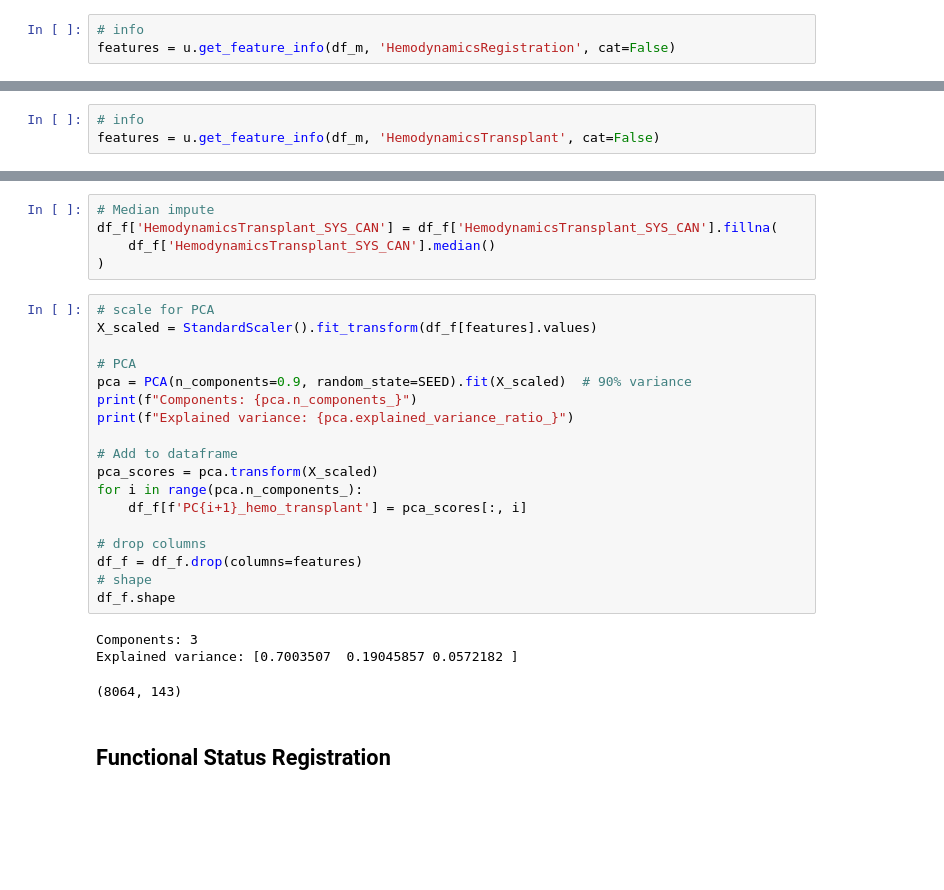
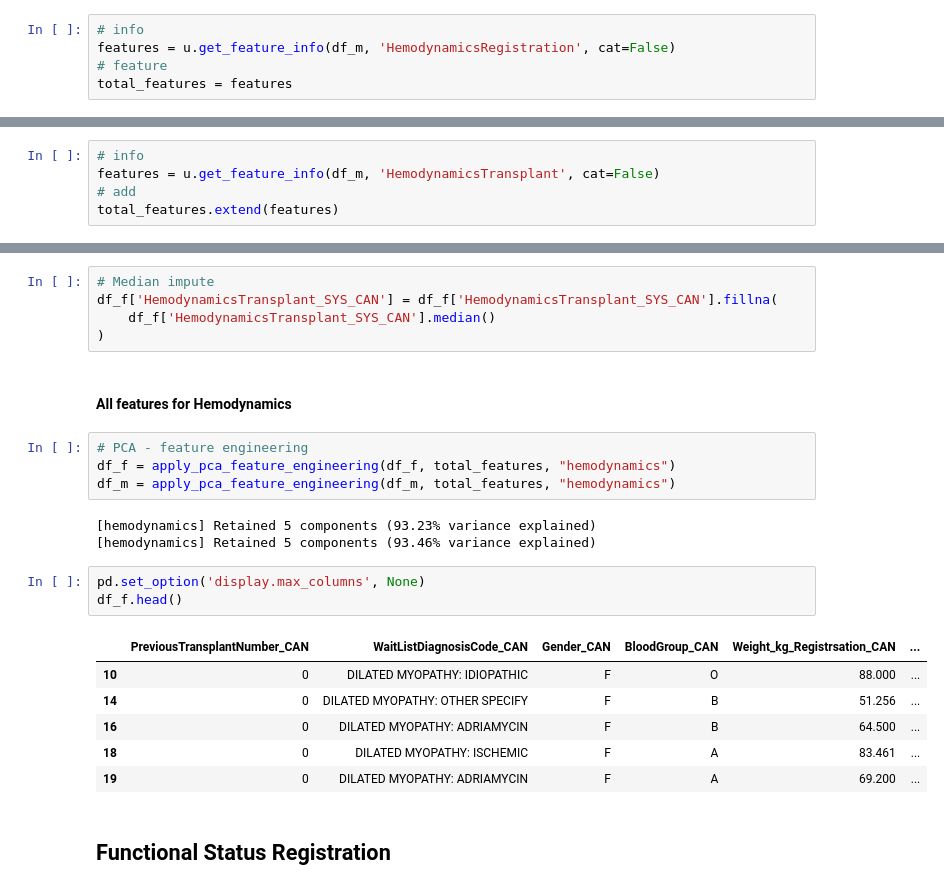
Before and after one commit to SirErikPak/UNOS, a Jupyter notebook: Notebook/C_WrangleExploratoryCandidate.ipynb, the cells around one changed output, grey strips where cells are left out. Drawn from its saved outputs; the diff is of its cells as text; blank space fills up the shorter version.

```diff
--- a/Notebook/C_WrangleExploratoryCandidate.ipynb
+++ b/Notebook/C_WrangleExploratoryCandidate.ipynb
@@ -155,6 +214,8 @@ def plot_histogram(data, column, bins=30, txt='', title_font=20, tick_font=10, K
 # %%
 # info
 features = u.get_feature_info(df_m, 'HemodynamicsRegistration', cat=False)
+# feature
+total_features = features
 # %% [output]
                                        count       mean        std   min   25%   50%   75%    max
 HemodynamicsRegistration_CO_CAN      20986.0   4.424433   1.348750  0.39   3.5   4.3   5.2   15.0
@@ -570,6 +582,8 @@ Explained variance: [0.69702807 0.19138538 0.05739207]
 # %%
 # info
 features = u.get_feature_info(df_m, 'HemodynamicsTransplant', cat=False)
+# add
+total_features.extend(features)
 # %% [output]
                                      count       mean        std  min   25%    50%   75%    max
 HemodynamicsTransplant_CO_CAN      21262.0   4.708002   1.461860  0.2   3.7   4.54   5.5   15.0
@@ -957,28 +949,25 @@ Spearman r=0.019, p=0.09481 & Approx. Variance Explained=0.036%
 df_f['HemodynamicsTransplant_SYS_CAN'] = df_f['HemodynamicsTransplant_SYS_CAN'].fillna(
     df_f['HemodynamicsTransplant_SYS_CAN'].median()
 )
+# %% [markdown]
+#### All features for Hemodynamics
 # %%
-# scale for PCA
-X_scaled = StandardScaler().fit_transform(df_f[features].values)
-
-# PCA
-pca = PCA(n_components=0.9, random_state=SEED).fit(X_scaled)  # 90% variance
-print(f"Components: {pca.n_components_}")
-print(f"Explained variance: {pca.explained_variance_ratio_}")
-
-# Add to dataframe
-pca_scores = pca.transform(X_scaled)
-for i in range(pca.n_components_):
-    df_f[f'PC{i+1}_hemo_transplant'] = pca_scores[:, i]
-
-# drop columns
-df_f = df_f.drop(columns=features)
-# shape
-df_f.shape
+# PCA - feature engineering
+df_f = apply_pca_feature_engineering(df_f, total_features, "hemodynamics")
+df_m = apply_pca_feature_engineering(df_m, total_features, "hemodynamics")
 # %% [output]
-Components: 3
-Explained variance: [0.7003507  0.19045857 0.0572182 ]
+[hemodynamics] Retained 5 components (93.23% variance explained)
+[hemodynamics] Retained 5 components (93.46% variance explained)
-(8064, 143)
+# %%
+pd.set_option('display.max_columns', None)
+df_f.head()
+# %% [output]
+|  | PreviousTransplantNumber_CAN | WaitListDiagnosisCode_CAN | Gender_CAN | BloodGroup_CAN | Weight_kg_Registrsation_CAN | ... |
+| 10 | 0 | DILATED MYOPATHY: IDIOPATHIC | F | O | 88.000 | ... |
+| 14 | 0 | DILATED MYOPATHY: OTHER SPECIFY | F | B | 51.256 | ... |
+| 16 | 0 | DILATED MYOPATHY: ADRIAMYCIN | F | B | 64.500 | ... |
+| 18 | 0 | DILATED MYOPATHY: ISCHEMIC | F | A | 83.461 | ... |
+| 19 | 0 | DILATED MYOPATHY: ADRIAMYCIN | F | A | 69.200 | ... |
 # %% [markdown]
 ## Functional Status Registration
 # %% [markdown]
```
Also changed, not shown: parts of 119 cells of this notebook, 5 other files.
